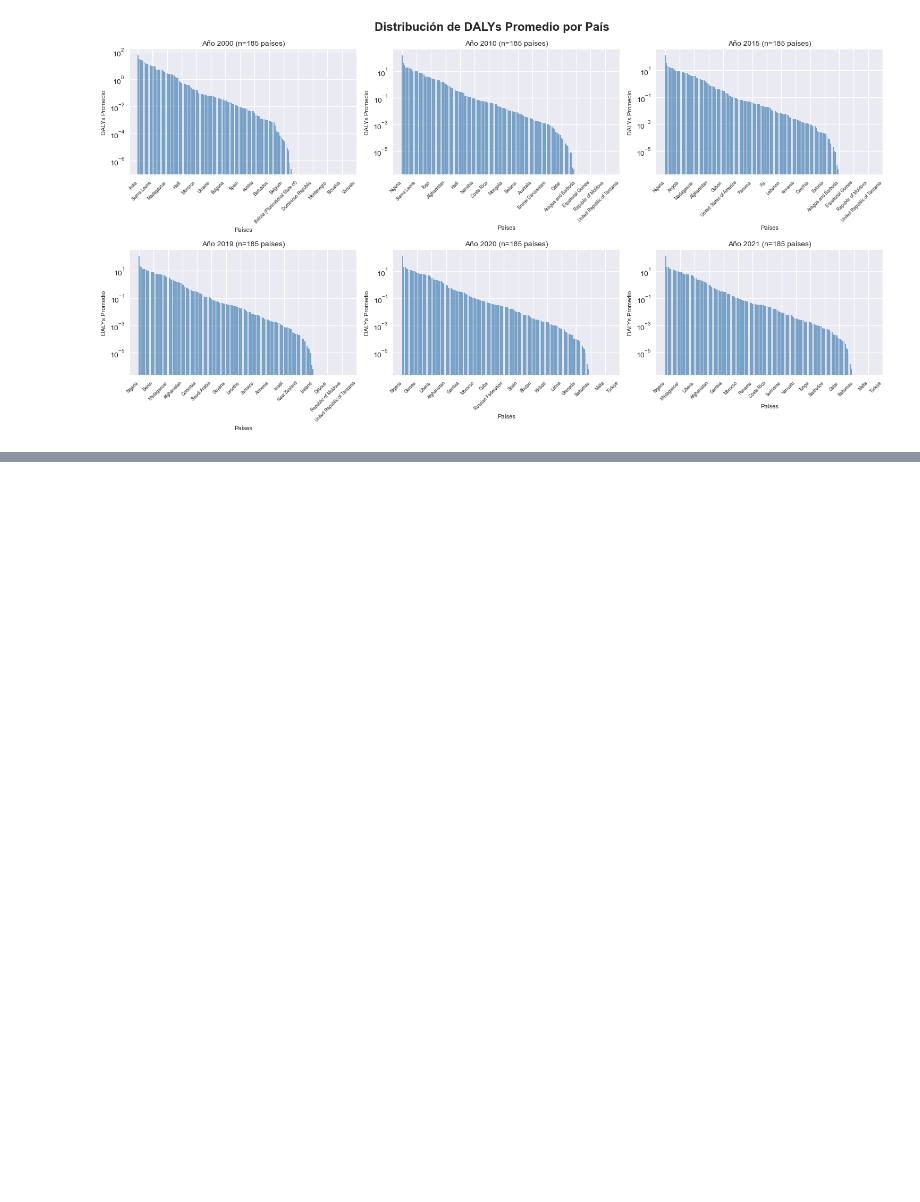
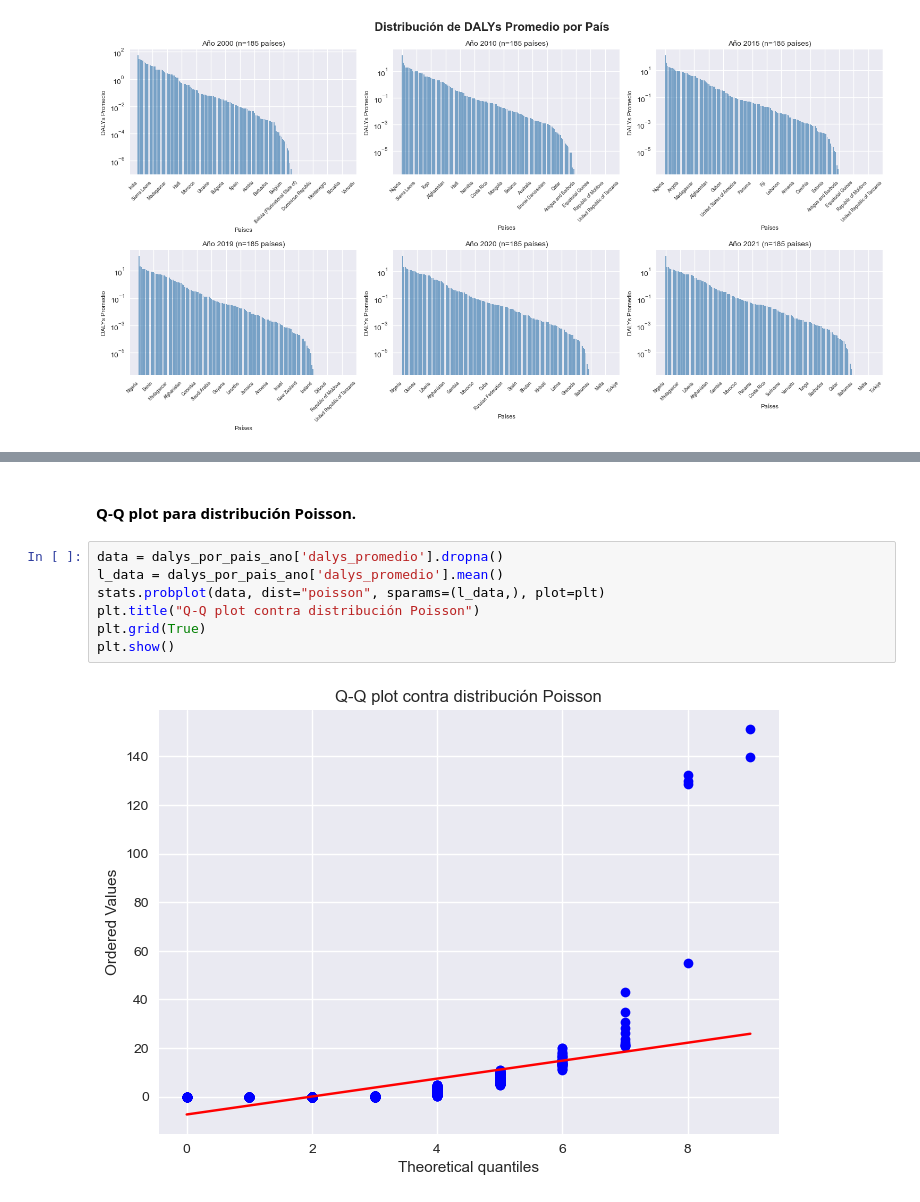
Before and after one commit to P-arsimony/DALY_DataAnalysis, a Jupyter notebook: Data_Statistics.ipynb, the cells around one changed output, grey strips where cells are left out. Saved outputs shown, nothing was run; the diff lists cells and outputs as text; blank space fills up the shorter version.

```diff
--- a/Data_Statistics.ipynb
+++ b/Data_Statistics.ipynb
@@ -325,0 +457,11 @@ Año: 2021, Media: nan, Mediana: 0.02
+# %% [markdown]
+#### Q-Q plot para distribución Poisson.
+# %%
+data = dalys_por_pais_ano['dalys_promedio'].dropna()
+l_data = dalys_por_pais_ano['dalys_promedio'].mean()
+stats.probplot(data, dist="poisson", sparams=(l_data,), plot=plt)
+plt.title("Q-Q plot contra distribución Poisson")
+plt.grid(True)
+plt.show()
+# %% [output]
+[figure, added]
```
Also changed, not shown: parts of 7 cells of this notebook, 1 other file.
